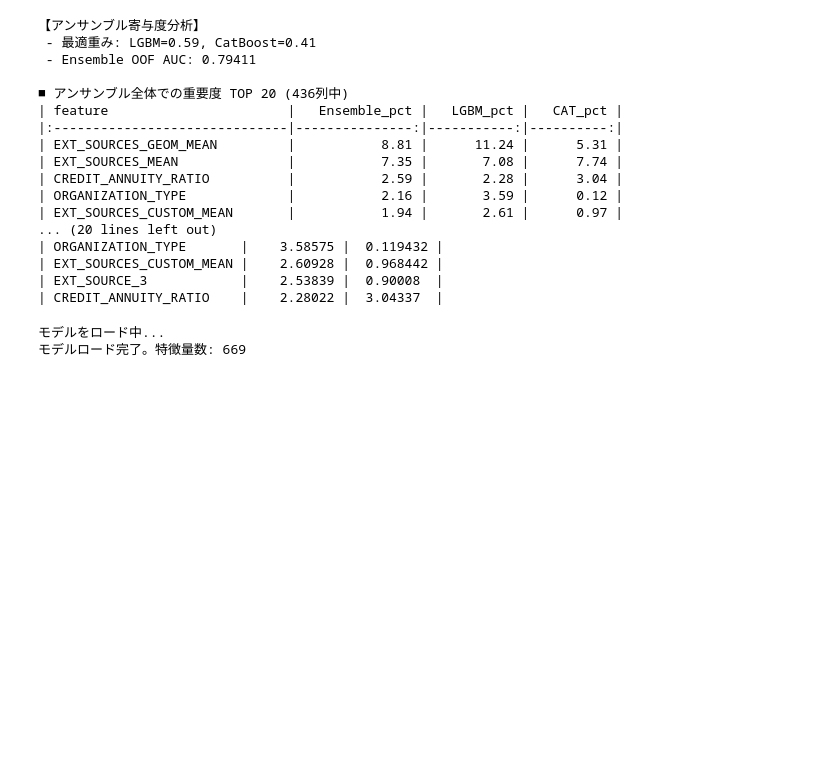
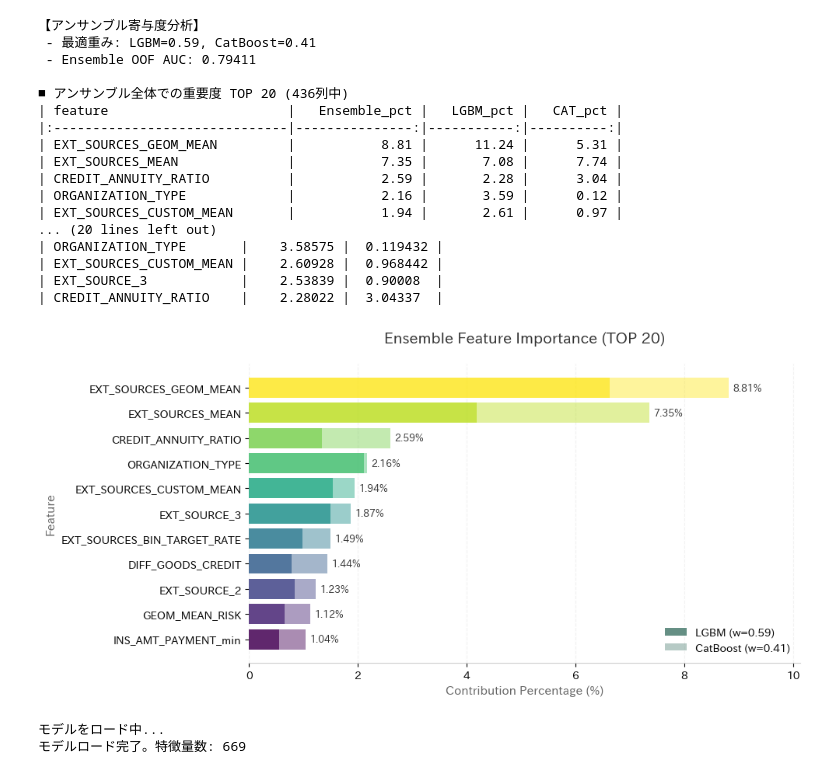
Before and after one commit to to-nakanishi/home_credit_default_risk, a Jupyter notebook: home_credit_default_risk_05_ANALYZE.ipynb, the cells around one changed output. Saved outputs shown, nothing was run; the diff lists cells and outputs as text; code cells hidden in the pictures; blank space fills up the shorter version.

```diff
--- a/home_credit_default_risk_05_ANALYZE.ipynb
+++ b/home_credit_default_risk_05_ANALYZE.ipynb
@@ -263,6 +263,73 @@ print(gap_features.sort_values(by='gap', ascending=False).head(5)[['feature', 'L
 | EXT_SOURCES_CUSTOM_MEAN |    2.60928 |  0.968442 |
 | EXT_SOURCE_3            |    2.53839 |  0.90008  |
 | CREDIT_ANNUITY_RATIO    |    2.28022 |  3.04337  |
+# %%
+#2-4　寄与度確認　アンサンブル　可視化
+
+plot_df = ensemble_top20.copy()
+plot_df = plot_df[plot_df['Ensemble_pct'] >= 1.0]  # 1%以上のみ
+plot_df = plot_df.sort_values(by='Ensemble_pct', ascending=True)
+
+fig, ax = plt.subplots(figsize=(10, 5), dpi=100)
+
+n = len(plot_df)
+cmap = plt.cm.get_cmap('viridis', n)
+bar_colors = [cmap(i) for i in range(n)]
+
+# 枠線
+for spine in ["top", "right", "left"]:
+    ax.spines[spine].set_visible(False)
+ax.spines["bottom"].set_color("#CCCCCC")
+
+# 各特徴量のアンサンブル寄与度（LGBM + CatBoost）
+lgbm_vals = plot_df['LGBM_pct'] * w_lgbm
+cat_vals  = plot_df['CAT_pct'] * (1 - w_lgbm)
+total_vals = lgbm_vals.values + cat_vals.values
+
+# LGBM部分
+bars_lgbm = ax.barh(
+    plot_df['feature'], lgbm_vals,
+    color=bar_colors, alpha=0.85,
+    label=f'LGBM (w={w_lgbm:.2f})'
+)
+
+# CatBoost部分（同色で透明度を変えて区別）
+bars_cat = ax.barh(
+    plot_df['feature'], cat_vals,
+    left=lgbm_vals,
+    color=bar_colors, alpha=0.45,
+    label=f'CatBoost (w={1-w_lgbm:.2f})'
+)
+
+# ％ラベルをバー右端に表示
+for i, (feature, total) in enumerate(zip(plot_df['feature'], total_vals)):
+    ax.text(total + 0.08, i, f'{total:.2f}%',
+            va='center', ha='left', fontsize=9, color='#333333', fontweight='bold')
+
+# x軸の余白（ラベルが切れないように）
+ax.set_xlim(0, max(total_vals) * 1.15)
+
+# タイトル・ラベル
+plt.title('Ensemble Feature Importance (TOP 20)', fontsize=14, pad=20, color='#333333')
+plt.xlabel('Contribution Percentage (%)', fontsize=11, color='#666666')
+plt.ylabel('Feature', fontsize=11, color='#666666')
+
+# グリッド
+ax.xaxis.grid(True, linestyle='--', which='major', color='#EEEEEE', alpha=0.8)
+ax.set_axisbelow(True)
+
+# 凡例（LGBM=濃い、CatBoost=薄い を示す）
+from matplotlib.patches import Patch
+legend_elements = [
+    Patch(facecolor='#4A7C6F', alpha=0.85, label=f'LGBM (w={w_lgbm:.2f})'),
+    Patch(facecolor='#4A7C6F', alpha=0.40, label=f'CatBoost (w={1-w_lgbm:.2f})')
+]
+ax.legend(handles=legend_elements, frameon=False, loc='lower right', fontsize=10)
+
+plt.tight_layout()
+plt.show()
+# %% [output]
+[figure, added]
 # %%
 #3-1　SHAP　設定とモデル復元
 
```
Also changed, not shown: parts of 8 cells of this notebook.
